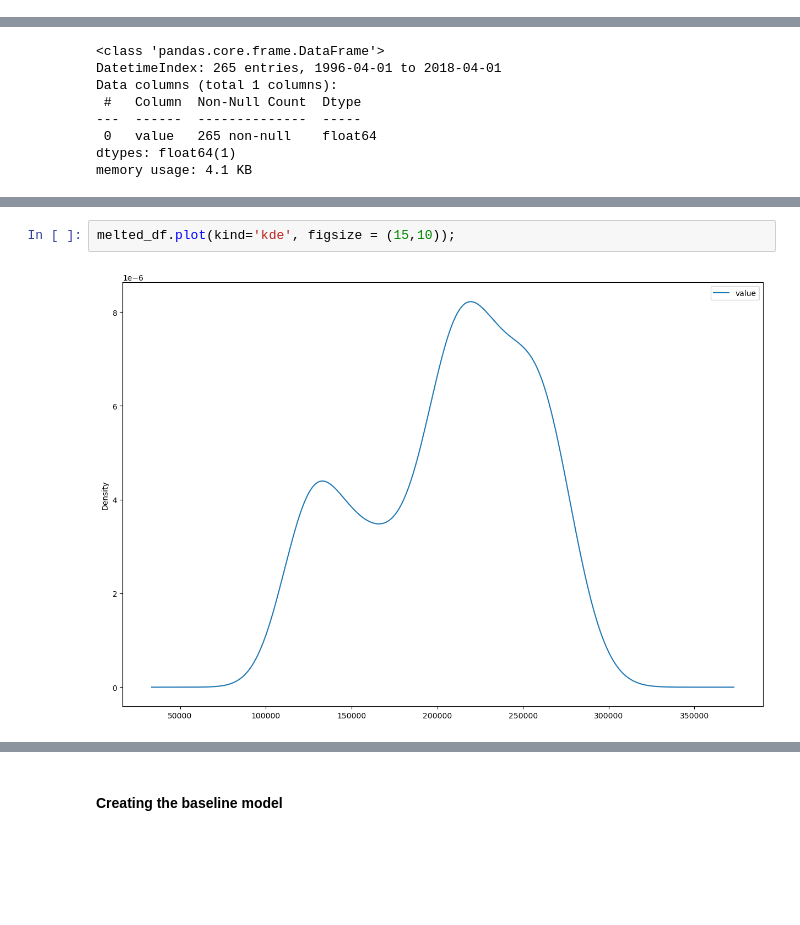
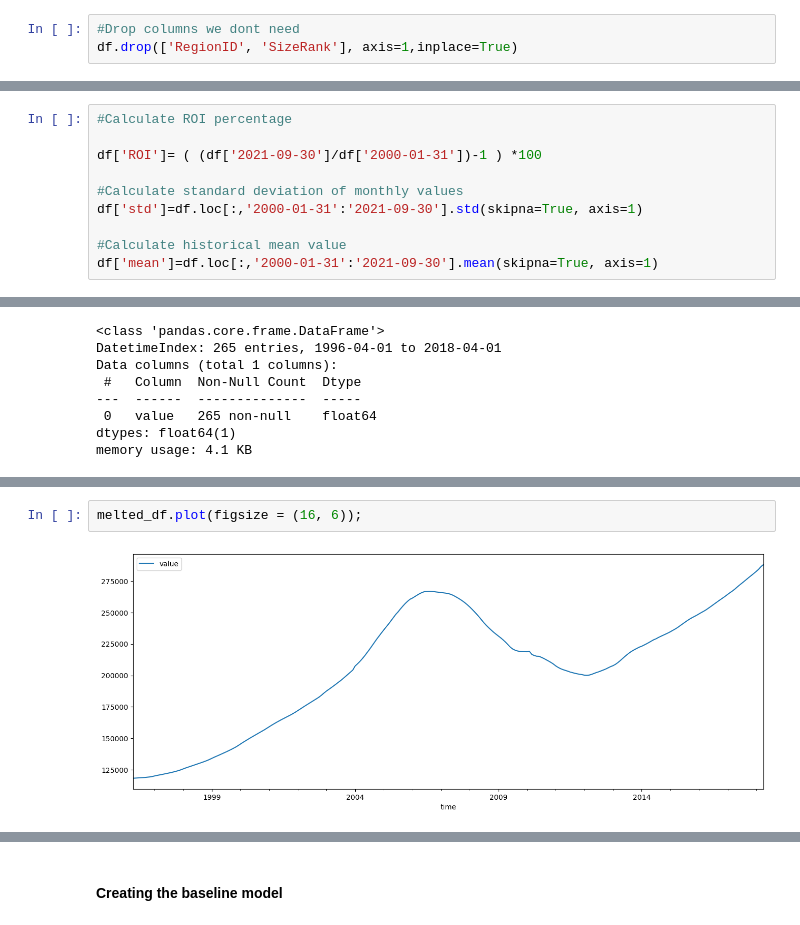
Before and after one commit to frank015940/Alchemy-of-Real-Estate-Value, a Jupyter notebook: index.ipynb, the cells around one changed output, grey strips where cells are left out. Drawn from its saved outputs; the diff is of its cells as text; blank space fills up the shorter version.

```diff
--- a/index.ipynb
+++ b/index.ipynb
@@ -185,5 +180,8 @@ df.columns[df.isna().any()].tolist()
 # %%
 # Drop null values for the ‘Metro’ column
 df = df.dropna(subset=['Metro'])
+# %%
+#Drop columns we dont need
+df.drop(['RegionID', 'SizeRank'], axis=1,inplace=True)
 # %% [markdown]
 ### 5. Exploratory Data Analysis
@@ -228,0 +210,10 @@ Name: RegionName, dtype: int64
+# %%
+#Calculate ROI percentage
+
+df['ROI']= ( (df['2021-09-30']/df['2000-01-31'])-1 ) *100
+
+#Calculate standard deviation of monthly values
+df['std']=df.loc[:,'2000-01-31':'2021-09-30'].std(skipna=True, axis=1)
+
+#Calculate historical mean value
+df['mean']=df.loc[:,'2000-01-31':'2021-09-30'].mean(skipna=True, axis=1)
@@ -357,4 +251,4 @@ plt.show()
 # %%
-melted_df.plot(kind='kde', figsize = (15,10));
+melted_df.plot(figsize = (16, 6));
 # %% [output]
-[figure, old version]
+[figure, new version]
```
Also changed, not shown: parts of 20 cells of this notebook, 1 other file.
